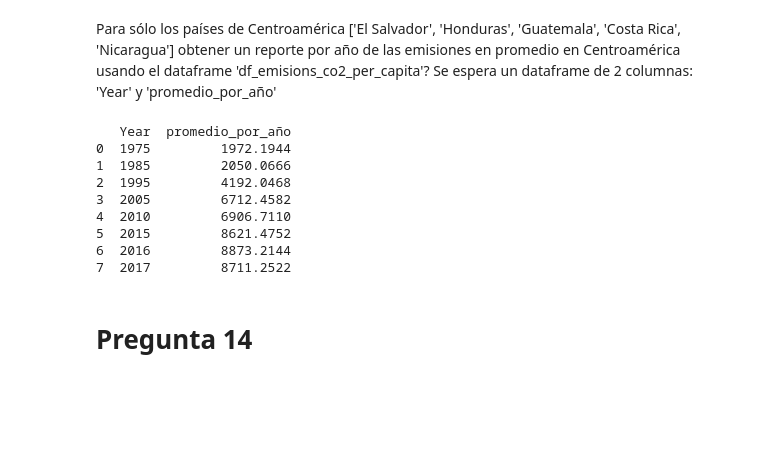
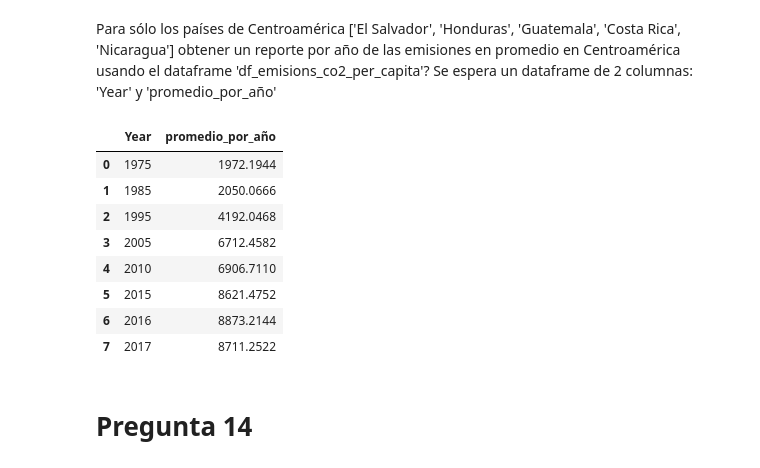
Before and after one commit to Kenneth-Arias/2025C1-G01-FUNDAMENTOS-DE-PYTHON, a Jupyter notebook: Clases/Clase 13/Análisis Proyecto Final.v2.ipynb, the cells around one changed output. Drawn from its saved outputs; the diff is of its cells as text; code cells hidden in the pictures; blank space fills up the shorter version.

```diff
--- a/Clases/Clase 13/Análisis Proyecto Final.v2.ipynb
+++ b/Clases/Clase 13/Análisis Proyecto Final.v2.ipynb
@@ -288,23 +288,23 @@ Se espera un dataframe de 2 columnas: 'Year' y 'promedio_por_año'
 # %%
 # Coloque el código que responda a la pregunta aqui exactamente lo que se pregunta
 
 df_centroamerica_per_capita = df_emisions_co2_per_capita[df_emisions_co2_per_capita['Country'].isin(paises_centroamerica)]
 
 df_promedios_anuales = df_centroamerica.groupby('Year')['Value'].mean().reset_index()
 
 df_promedios_anuales = df_promedios_anuales.rename(columns={'Value': 'promedio_por_año'})
 
-print(df_promedios_anuales)
+df_promedios_anuales
 # %% [output]
-   Year  promedio_por_año
-0  1975         1972.1944
-1  1985         2050.0666
-2  1995         4192.0468
-3  2005         6712.4582
-4  2010         6906.7110
-5  2015         8621.4752
-6  2016         8873.2144
-7  2017         8711.2522
+|  | Year | promedio_por_año |
+| 0 | 1975 | 1972.1944 |
+| 1 | 1985 | 2050.0666 |
+| 2 | 1995 | 4192.0468 |
+| 3 | 2005 | 6712.4582 |
+| 4 | 2010 | 6906.7110 |
+| 5 | 2015 | 8621.4752 |
+| 6 | 2016 | 8873.2144 |
+| 7 | 2017 | 8711.2522 |
 # %% [markdown]
 # Pregunta 14
 # %% [markdown]
```
Also changed, not shown: parts of 1 cell of this notebook.
